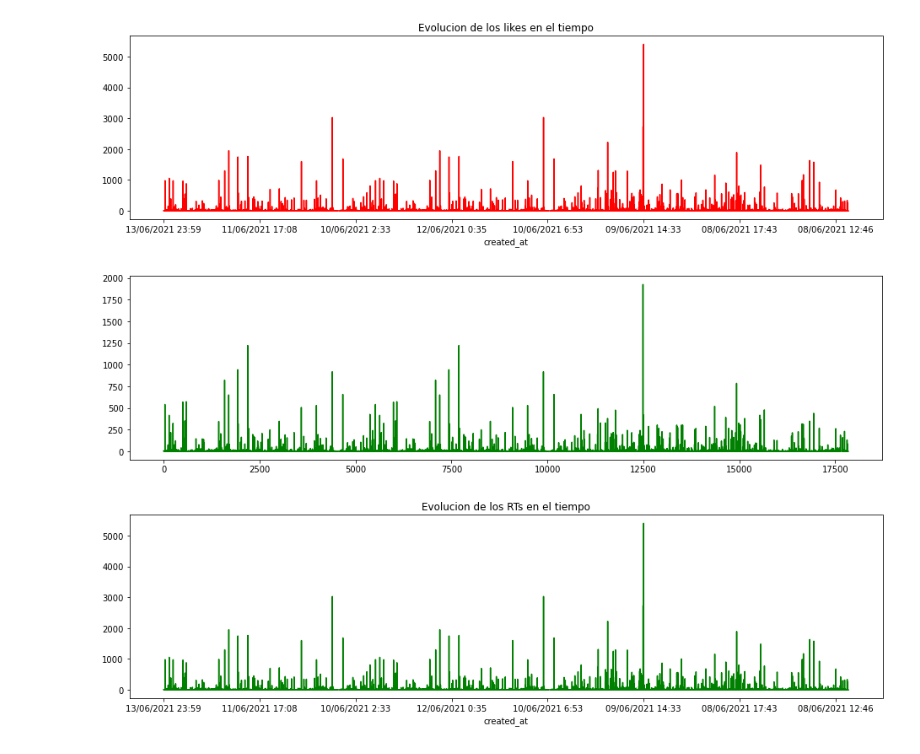
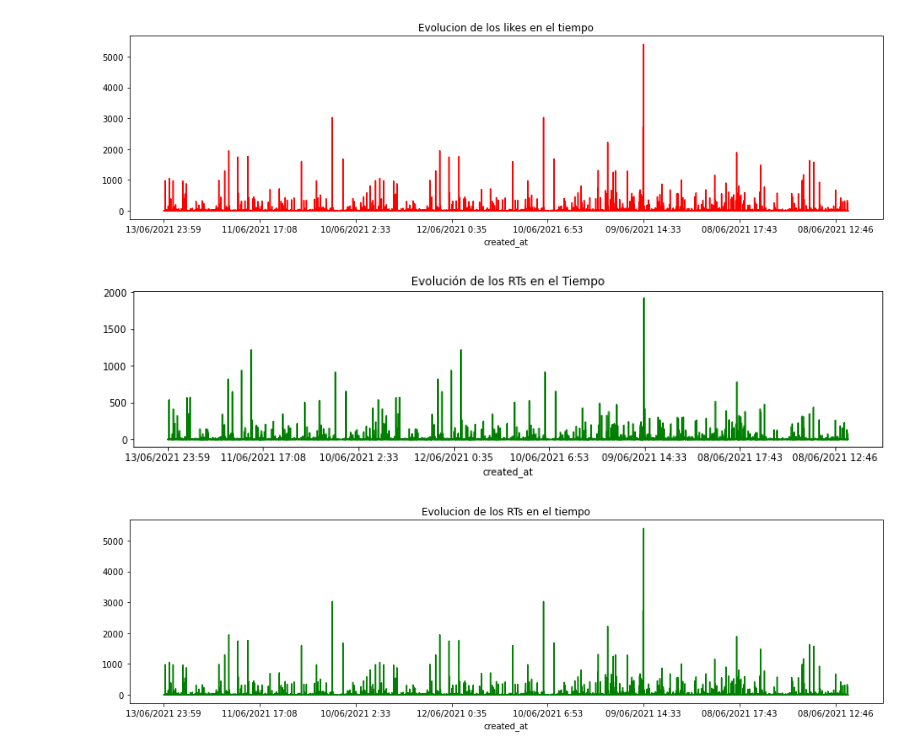
Before and after one commit to Alessandro5C/acc-python, a Jupyter notebook: Lab13-Twitter-Analisis-con-Tweepy-en-Python/02-Twitter-Analisis-con-Tweepy-en-Python-Ejercicio.ipynb, the cells around one changed output. Drawn from its saved outputs; the diff is of its cells as text; code cells hidden in the pictures.

```diff
--- a/Lab13-Twitter-Analisis-con-Tweepy-en-Python/02-Twitter-Analisis-con-Tweepy-en-Python-Ejercicio.ipynb
+++ b/Lab13-Twitter-Analisis-con-Tweepy-en-Python/02-Twitter-Analisis-con-Tweepy-en-Python-Ejercicio.ipynb
@@ -185,9 +186,10 @@ data['likes'].plot(figsize=(16,4), color='r');
 [figure]
 # %%
 # ESCRIBE TU CODIGO AQUI
-data['RTs'].plot(figsize=(16,4), color='g');
+data[['RTs', 'created_at']].plot(x='created_at',figsize=(14,3), legend=False,\
+    color=('g'), title='Evolución de los RTs en el Tiempo');
 # %% [output]
-[figure, old version]
+[figure, new version]
 # %%
 # %% [output]
 [figure]
```
Also changed, not shown: parts of 2 cells of this notebook.
